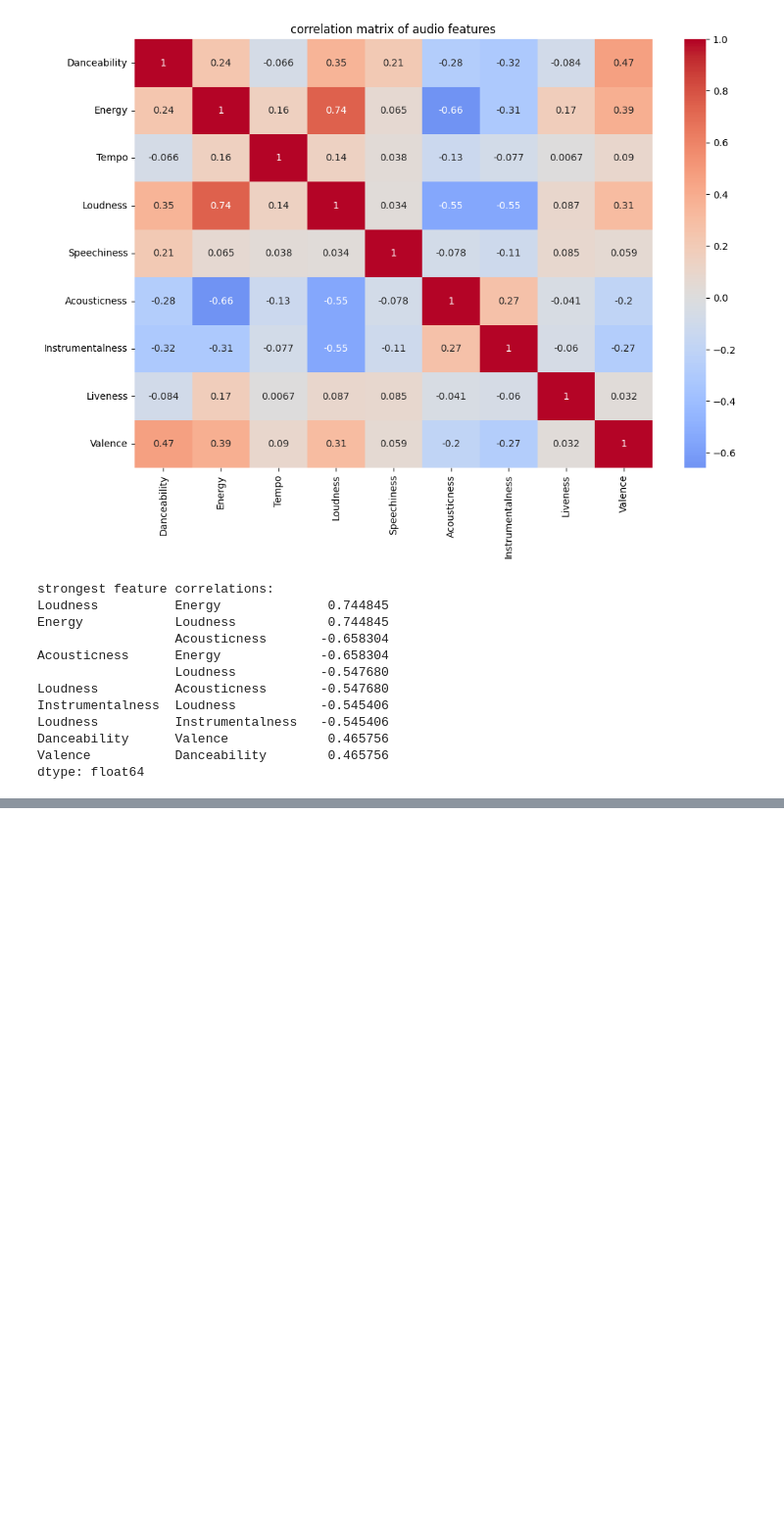
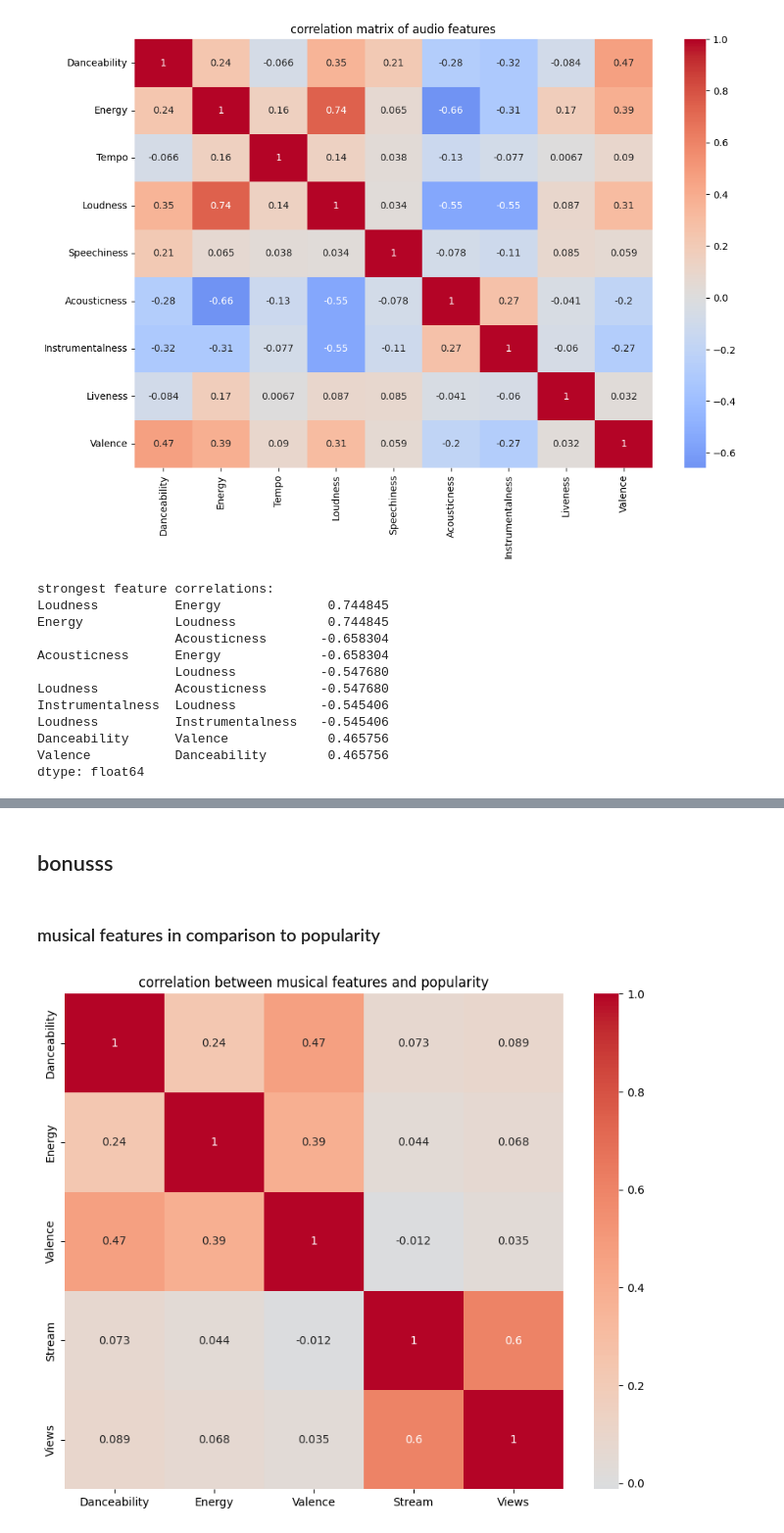
Before and after one commit to BartStolarek/RFF-Hackathon1-EDA, a Jupyter notebook: eda.ipynb, the cells around one changed output, grey strips where cells are left out. Shown at 98% size. Saved outputs shown, nothing was run; the diff lists cells and outputs as text; code cells hidden in the pictures; blank space fills up the shorter version.

```diff
--- a/eda.ipynb
+++ b/eda.ipynb
@@ -269,0 +315,16 @@ dtype: float64
+# %% [markdown]
+## bonusss
+# %% [markdown]
+### musical features in comparison to popularity
+# %%
+# correlations between musical features and popularity
+popularity_features = ['Danceability', 'Energy', 'Valence', 'Stream', 'Views']
+correlation_matrix = spotify_df[popularity_features].corr()
+
+# correlation heatmap
+plt.figure(figsize=(10, 8))
+sns.heatmap(correlation_matrix, annot=True, cmap='coolwarm', center=0)
+plt.title('correlation between musical features and popularity')
+plt.show()
+# %% [output]
+[figure, added]
```
Also changed, not shown: parts of 10 cells of this notebook.
